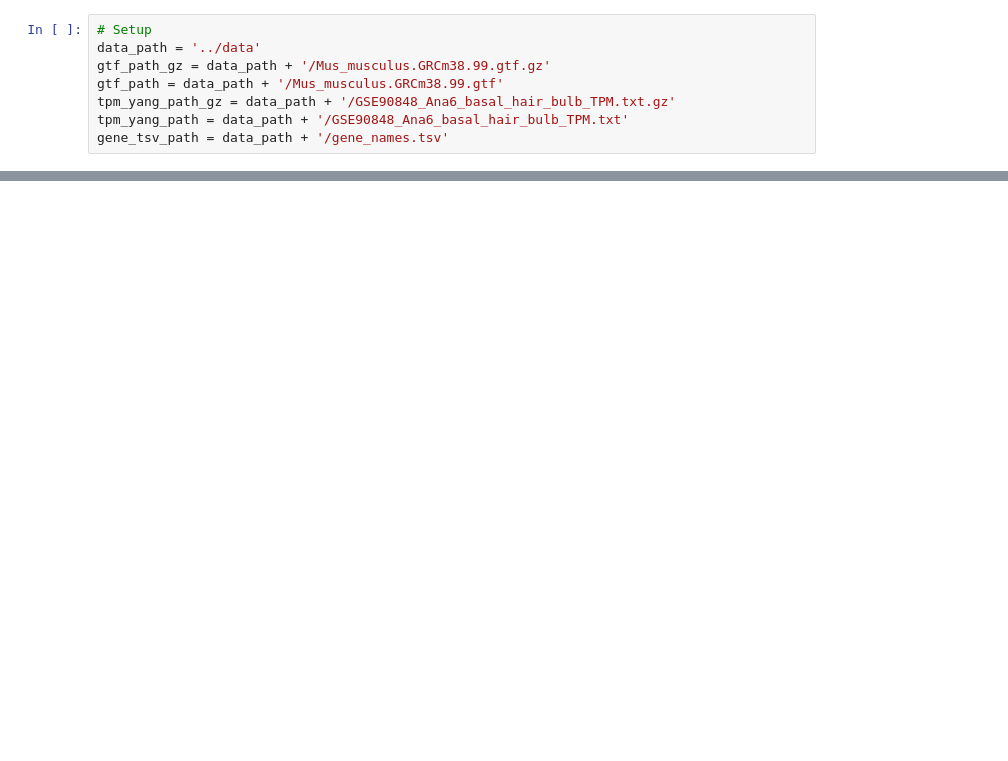
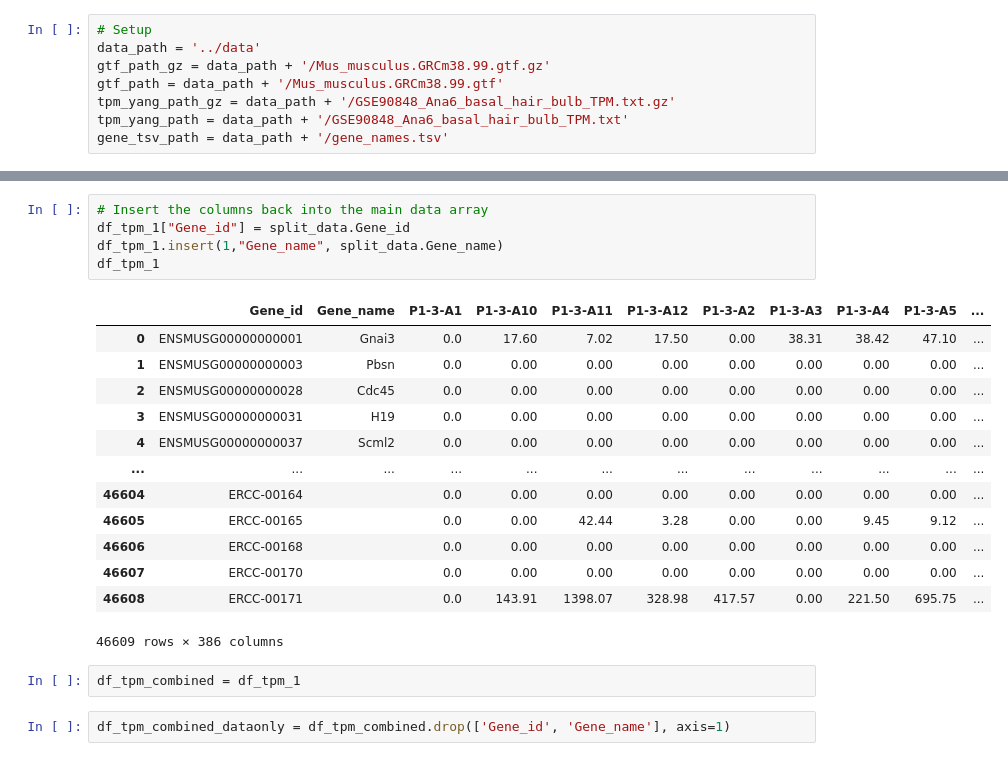
Before and after one commit to luslab/arshamg-scrnaseq-wgan, a Jupyter notebook: jupyter/prepare-data.ipynb, the cells around one changed output, grey strips where cells are left out. Saved outputs shown, nothing was run; the diff lists cells and outputs as text; blank space fills up the shorter version.

```diff
--- a/jupyter/prepare-data.ipynb
+++ b/jupyter/prepare-data.ipynb
@@ -28,0 +82,23 @@ df_gtf_filt.shape
+# %%
+# Insert the columns back into the main data array
+df_tpm_1["Gene_id"] = split_data.Gene_id
+df_tpm_1.insert(1,"Gene_name", split_data.Gene_name)
+df_tpm_1
+# %% [output]
+|  | Gene_id | Gene_name | P1-3-A1 | P1-3-A10 | P1-3-A11 | P1-3-A12 | P1-3-A2 | P1-3-A3 | P1-3-A4 | P1-3-A5 | ... |
+| 0 | ENSMUSG00000000001 | Gnai3 | 0.0 | 17.60 | 7.02 | 17.50 | 0.00 | 38.31 | 38.42 | 47.10 | ... |
+| 1 | ENSMUSG00000000003 | Pbsn | 0.0 | 0.00 | 0.00 | 0.00 | 0.00 | 0.00 | 0.00 | 0.00 | ... |
+| 2 | ENSMUSG00000000028 | Cdc45 | 0.0 | 0.00 | 0.00 | 0.00 | 0.00 | 0.00 | 0.00 | 0.00 | ... |
+| 3 | ENSMUSG00000000031 | H19 | 0.0 | 0.00 | 0.00 | 0.00 | 0.00 | 0.00 | 0.00 | 0.00 | ... |
+| 4 | ENSMUSG00000000037 | Scml2 | 0.0 | 0.00 | 0.00 | 0.00 | 0.00 | 0.00 | 0.00 | 0.00 | ... |
+| ... | ... | ... | ... | ... | ... | ... | ... | ... | ... | ... | ... |
+| 46604 | ERCC-00164 |  | 0.0 | 0.00 | 0.00 | 0.00 | 0.00 | 0.00 | 0.00 | 0.00 | ... |
+| 46605 | ERCC-00165 |  | 0.0 | 0.00 | 42.44 | 3.28 | 0.00 | 0.00 | 9.45 | 9.12 | ... |
+| 46606 | ERCC-00168 |  | 0.0 | 0.00 | 0.00 | 0.00 | 0.00 | 0.00 | 0.00 | 0.00 | ... |
+| 46607 | ERCC-00170 |  | 0.0 | 0.00 | 0.00 | 0.00 | 0.00 | 0.00 | 0.00 | 0.00 | ... |
+| 46608 | ERCC-00171 |  | 0.0 | 143.91 | 1398.07 | 328.98 | 417.57 | 0.00 | 221.50 | 695.75 | ... |
+46609 rows × 386 columns
+# %%
+df_tpm_combined = df_tpm_1
+# %%
+df_tpm_combined_dataonly = df_tpm_combined.drop(['Gene_id', 'Gene_name'], axis=1)
```
Also changed, not shown: parts of 14 cells of this notebook.
